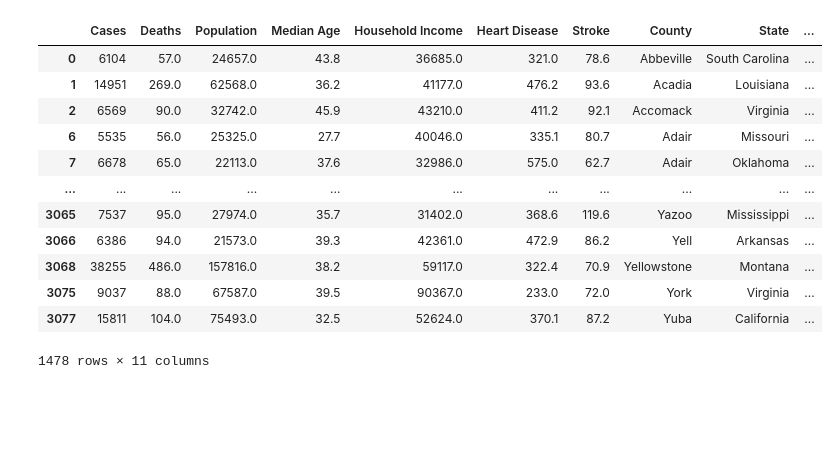
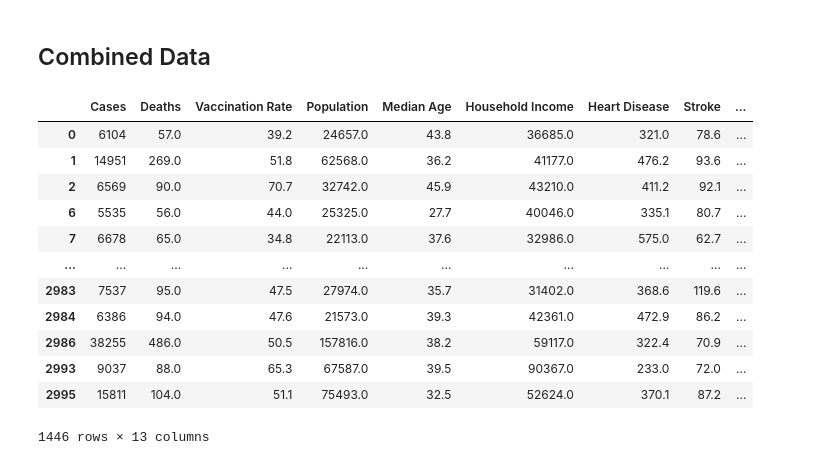
Before and after one commit to CarlaLorenteAnon/project-1, a Jupyter notebook: datagather.ipynb, the cells around one changed output. Drawn from its saved outputs; the diff is of its cells as text; code cells hidden in the pictures; blank space fills up the shorter version.

Commit message:
added two datasets and updated data explore notebook

```diff
--- a/datagather.ipynb
+++ b/datagather.ipynb
@@ -141,0 +315,9 @@ stroke
+# %%
+# Read csv and look at most recent election results by county
+party = pd.read_csv('resources/election_data.csv')
+party = party[party['year'] == 2020]
+
+# Combine county and state names into sinlge column
+party['county'] = party['county_name'].str.title() + ', ' + party['state'].str.title()
+party.drop(columns = ['state', 'state_po', 'county_name', 'county_fips'], inplace=True)
+party
@@ -141,0 +379,10 @@ stroke
+# %%
+# Replace party column with winning party for each county
+party['party'] = [winners[county] for county in party['county']]
+
+# Extract column of interest
+party_df = party.groupby('county')['party'].max()
+
+display(party_df)
+print("Totals:")
+display(party_df.value_counts())
@@ -142,31 +407,41 @@ stroke
+# %% [markdown]
+## Combined Data
 # %%
-merged_df = pd.merge(covid_total, census, on='county')
-merged_df = pd.merge(merged_df, heart_disease, on='county')
-merged_df = pd.merge(merged_df, stroke, on='county')
-merged_df.sort_values('county')
-merged_df.dropna(inplace = True)
+# Concatenate above dataframes
+merged_df = pd.concat([covid_total, vaccine, census, heart_disease, stroke, party_df], join='inner', axis=1)
+merged_df.dropna(inplace=True)
+merged_df.reset_index(inplace=True)
+
+# Split county and state name into separate columns for future analysis
 merged_df[['County','State']] = merged_df.county.str.split(", ",expand=True)
-merged_df.drop(columns = ['fips', 'county', 'date'], inplace = True)
-merged_df.rename(columns = {'cases' : 'Cases', 'deaths' : 'Deaths'}, inplace=True)
-merged_df['Cases per Capita'] = merged_df['Cases']/merged_df['Population']
-merged_df['Deaths per Capita'] = merged_df['Deaths']/merged_df['Population']
-merged_df.sort_values('Cases per Capita', ascending = False)
+merged_df.drop(columns=['county'], inplace=True)
+
+# New columns for cases and death by capita
+merged_df['Cases per Capita'] = merged_df['cases']/merged_df['Population']
+merged_df['Deaths per Capita'] = merged_df['deaths']/merged_df['Population']
+
+# Rename columns and save to csv
+merged_df.rename(columns = {'cases' : 'Cases', 'deaths' : 'Deaths', 'party': 'Party'}, inplace=True)
+merged_df.to_csv('resources/full_data.csv', index=False)
+
+# Filtering out very small and large counties by population and save in separate csv
 merged_df.drop(merged_df.loc[merged_df['Population'] < 20000].index, inplace = True)
 merged_df.drop(merged_df.loc[merged_df['Population'] > 200000].index, inplace = True)
 merged_df.to_csv('resources/data.csv', index=False)
+
 merged_df
 # %% [output]
-|  | Cases | Deaths | Population | Median Age | Household Income | Heart Disease | Stroke | County | State | ... |
-| 0 | 6104 | 57.0 | 24657.0 | 43.8 | 36685.0 | 321.0 | 78.6 | Abbeville | South Carolina | ... |
-| 1 | 14951 | 269.0 | 62568.0 | 36.2 | 41177.0 | 476.2 | 93.6 | Acadia | Louisiana | ... |
-| 2 | 6569 | 90.0 | 32742.0 | 45.9 | 43210.0 | 411.2 | 92.1 | Accomack | Virginia | ... |
-| 6 | 5535 | 56.0 | 25325.0 | 27.7 | 40046.0 | 335.1 | 80.7 | Adair | Missouri | ... |
-| 7 | 6678 | 65.0 | 22113.0 | 37.6 | 32986.0 | 575.0 | 62.7 | Adair | Oklahoma | ... |
-| ... | ... | ... | ... | ... | ... | ... | ... | ... | ... | ... |
-| 3065 | 7537 | 95.0 | 27974.0 | 35.7 | 31402.0 | 368.6 | 119.6 | Yazoo | Mississippi | ... |
-| 3066 | 6386 | 94.0 | 21573.0 | 39.3 | 42361.0 | 472.9 | 86.2 | Yell | Arkansas | ... |
-| 3068 | 38255 | 486.0 | 157816.0 | 38.2 | 59117.0 | 322.4 | 70.9 | Yellowstone | Montana | ... |
-| 3075 | 9037 | 88.0 | 67587.0 | 39.5 | 90367.0 | 233.0 | 72.0 | York | Virginia | ... |
-| 3077 | 15811 | 104.0 | 75493.0 | 32.5 | 52624.0 | 370.1 | 87.2 | Yuba | California | ... |
+|  | Cases | Deaths | Vaccination Rate | Population | Median Age | Household Income | Heart Disease | Stroke | ... |
+| 0 | 6104 | 57.0 | 39.2 | 24657.0 | 43.8 | 36685.0 | 321.0 | 78.6 | ... |
+| 1 | 14951 | 269.0 | 51.8 | 62568.0 | 36.2 | 41177.0 | 476.2 | 93.6 | ... |
+| 2 | 6569 | 90.0 | 70.7 | 32742.0 | 45.9 | 43210.0 | 411.2 | 92.1 | ... |
+| 6 | 5535 | 56.0 | 44.0 | 25325.0 | 27.7 | 40046.0 | 335.1 | 80.7 | ... |
+| 7 | 6678 | 65.0 | 34.8 | 22113.0 | 37.6 | 32986.0 | 575.0 | 62.7 | ... |
+| ... | ... | ... | ... | ... | ... | ... | ... | ... | ... |
+| 2983 | 7537 | 95.0 | 47.5 | 27974.0 | 35.7 | 31402.0 | 368.6 | 119.6 | ... |
+| 2984 | 6386 | 94.0 | 47.6 | 21573.0 | 39.3 | 42361.0 | 472.9 | 86.2 | ... |
+| 2986 | 38255 | 486.0 | 50.5 | 157816.0 | 38.2 | 59117.0 | 322.4 | 70.9 | ... |
+| 2993 | 9037 | 88.0 | 65.3 | 67587.0 | 39.5 | 90367.0 | 233.0 | 72.0 | ... |
+| 2995 | 15811 | 104.0 | 51.1 | 75493.0 | 32.5 | 52624.0 | 370.1 | 87.2 | ... |
-1478 rows × 11 columns
+1446 rows × 13 columns
 # %%
```
Also changed, not shown: parts of 32 cells of this notebook, 8 other files.
